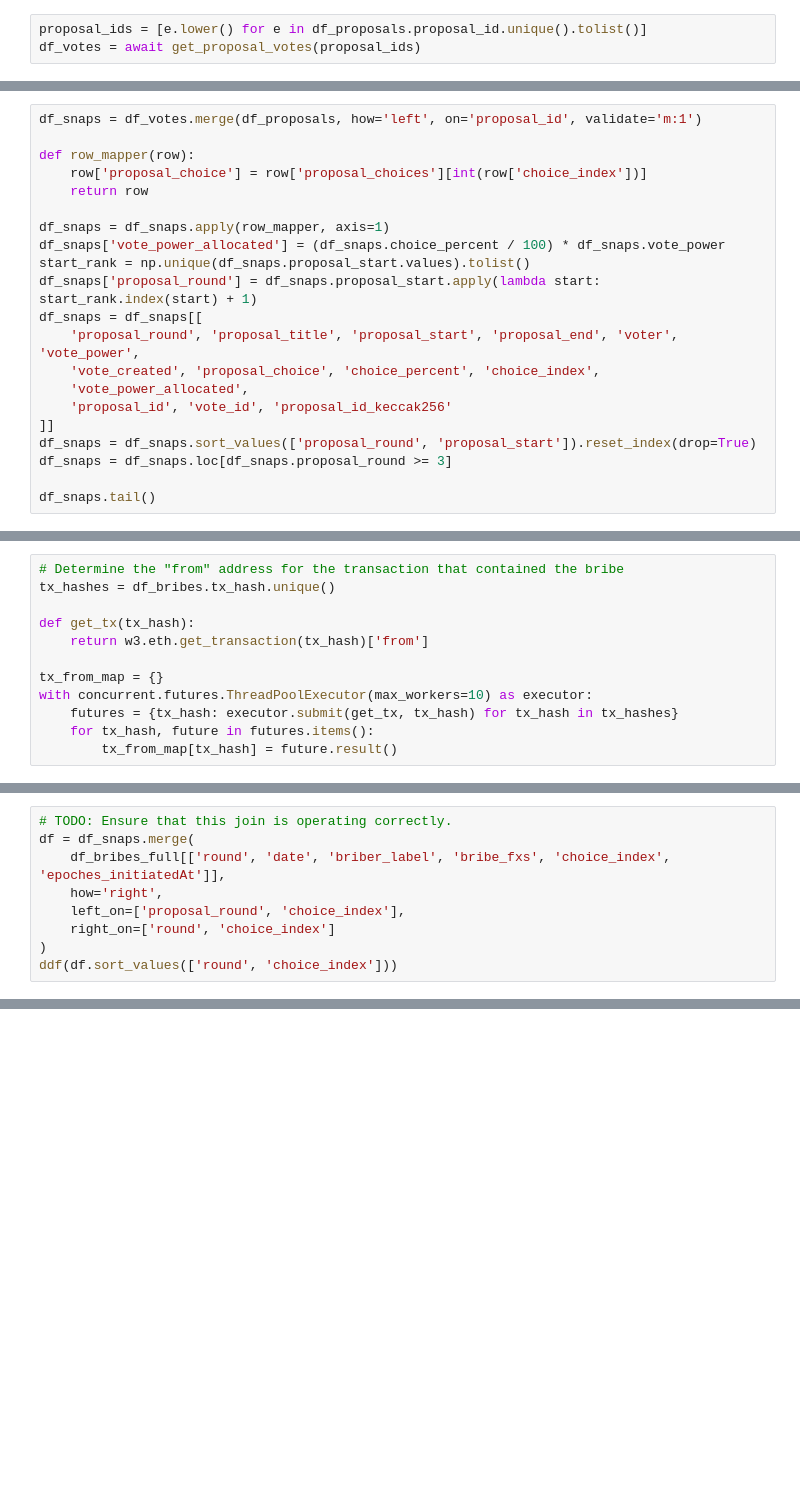
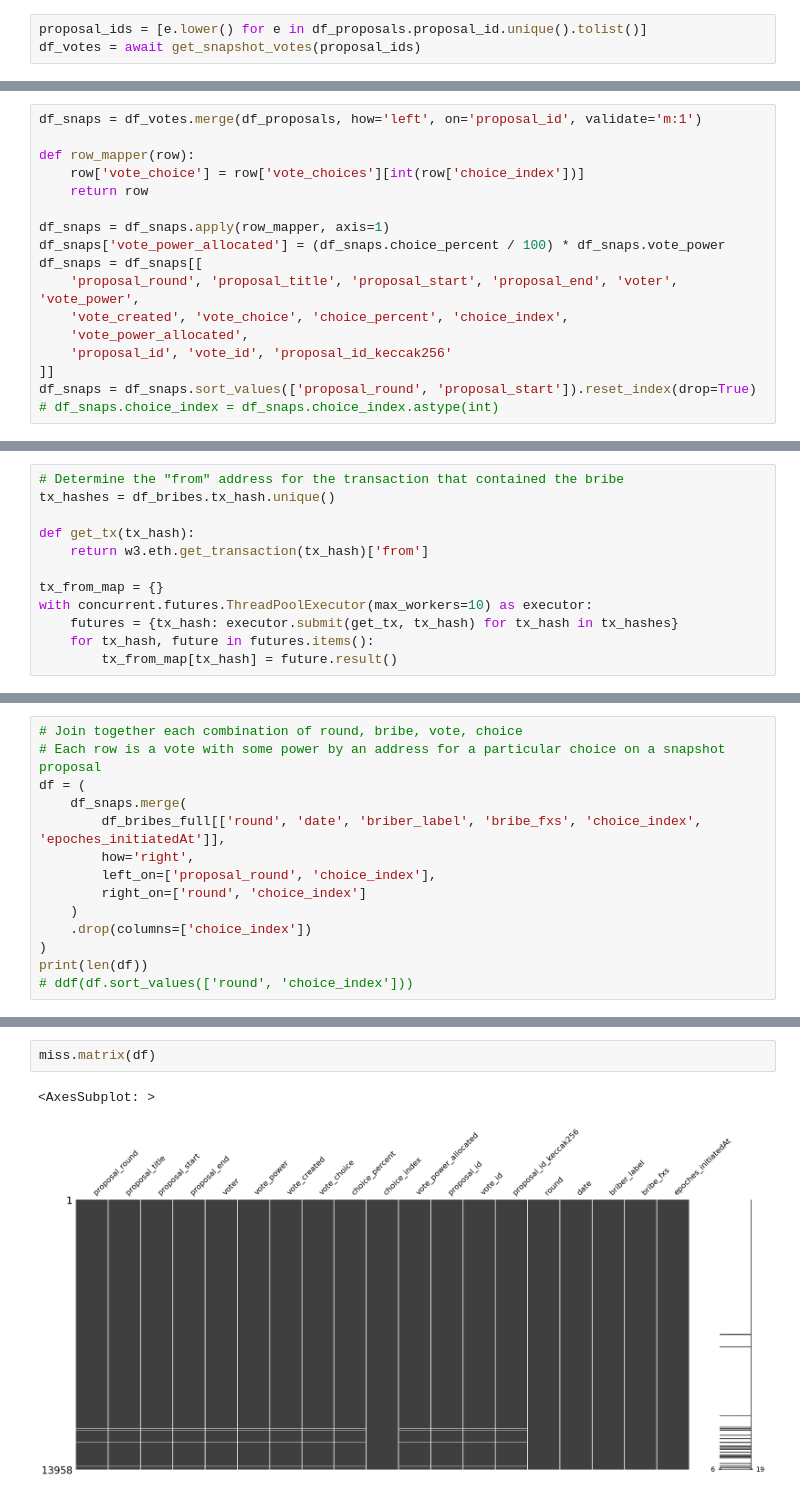
Before and after one commit to bam4564/flywheel, a Jupyter notebook: VotiumBribes.ipynb, the cells around one changed output, grey strips where cells are left out. Drawn from its saved outputs; the diff is of its cells as text; blank space fills up the shorter version.

```diff
--- a/VotiumBribes.ipynb
+++ b/VotiumBribes.ipynb
@@ -460,3 +468,3 @@ Number of votium snapshot proposals: 31
 # %%
 proposal_ids = [e.lower() for e in df_proposals.proposal_id.unique().tolist()]
-df_votes = await get_proposal_votes(proposal_ids)
+df_votes = await get_snapshot_votes(proposal_ids)
@@ -553,23 +481,19 @@ df_votes.head()
 df_snaps = df_votes.merge(df_proposals, how='left', on='proposal_id', validate='m:1')
 
 def row_mapper(row):
-    row['proposal_choice'] = row['proposal_choices'][int(row['choice_index'])]
+    row['vote_choice'] = row['vote_choices'][int(row['choice_index'])]
     return row
 
 df_snaps = df_snaps.apply(row_mapper, axis=1)
 df_snaps['vote_power_allocated'] = (df_snaps.choice_percent / 100) * df_snaps.vote_power
-start_rank = np.unique(df_snaps.proposal_start.values).tolist()
-df_snaps['proposal_round'] = df_snaps.proposal_start.apply(lambda start: start_rank.index(start) + 1)
 df_snaps = df_snaps[[
     'proposal_round', 'proposal_title', 'proposal_start', 'proposal_end', 'voter', 'vote_power',
-    'vote_created', 'proposal_choice', 'choice_percent', 'choice_index',
+    'vote_created', 'vote_choice', 'choice_percent', 'choice_index',
     'vote_power_allocated',
     'proposal_id', 'vote_id', 'proposal_id_keccak256'
 ]]
 df_snaps = df_snaps.sort_values(['proposal_round', 'proposal_start']).reset_index(drop=True)
-df_snaps = df_snaps.loc[df_snaps.proposal_round >= 3]
-
-df_snaps.tail()
+# df_snaps.choice_index = df_snaps.choice_index.astype(int)
 # %%
 (
     alt.Chart((
@@ -697,9 +665,14 @@ ddf(df_snaps.loc[df_snaps['proposal_round'] == 31])
 # %%
-# TODO: Ensure that this join is operating correctly.
-df = df_snaps.merge(
-    df_bribes_full[['round', 'date', 'briber_label', 'bribe_fxs', 'choice_index', 'epoches_initiatedAt']],
-    how='right',
-    left_on=['proposal_round', 'choice_index'],
-    right_on=['round', 'choice_index']
+# Join together each combination of round, bribe, vote, choice
+# Each row is a vote with some power by an address for a particular choice on a snapshot proposal
+df = (
+    df_snaps.merge(
+        df_bribes_full[['round', 'date', 'briber_label', 'bribe_fxs', 'choice_index', 'epoches_initiatedAt']],
+        how='right',
+        left_on=['proposal_round', 'choice_index'],
+        right_on=['round', 'choice_index']
+    )
+    .drop(columns=['choice_index'])
 )
-ddf(df.sort_values(['round', 'choice_index']))
+print(len(df))
+# ddf(df.sort_values(['round', 'choice_index']))
@@ -705,0 +681,5 @@ ddf(df.sort_values(['round', 'choice_index']))
+# %%
+miss.matrix(df)
+# %% [output]
+<AxesSubplot: >
+[figure, added]
```
Also changed, not shown: parts of 33 cells of this notebook.
